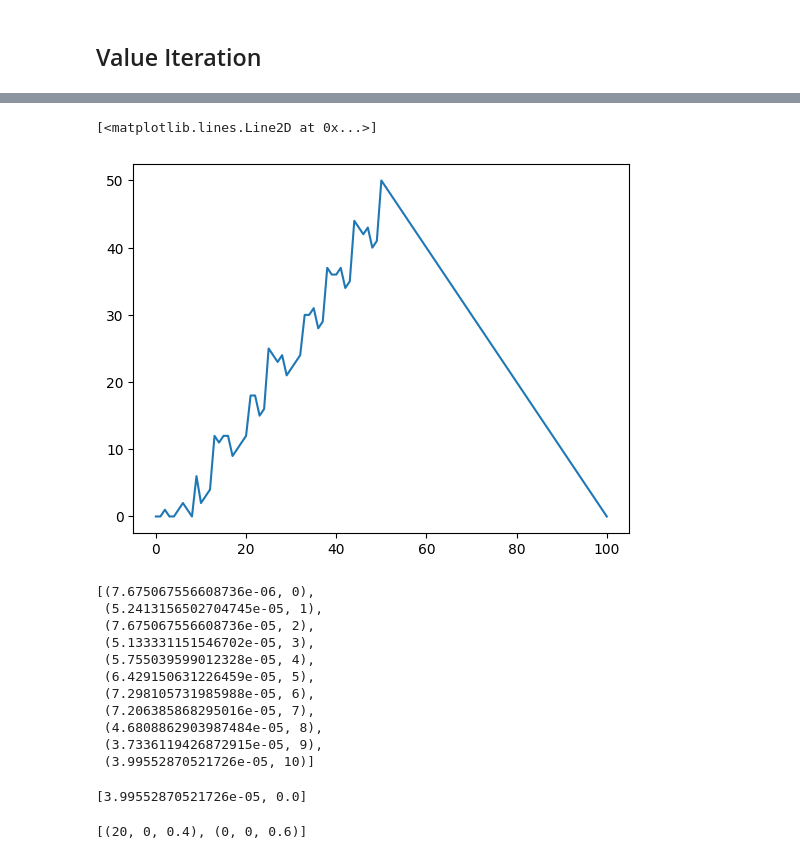
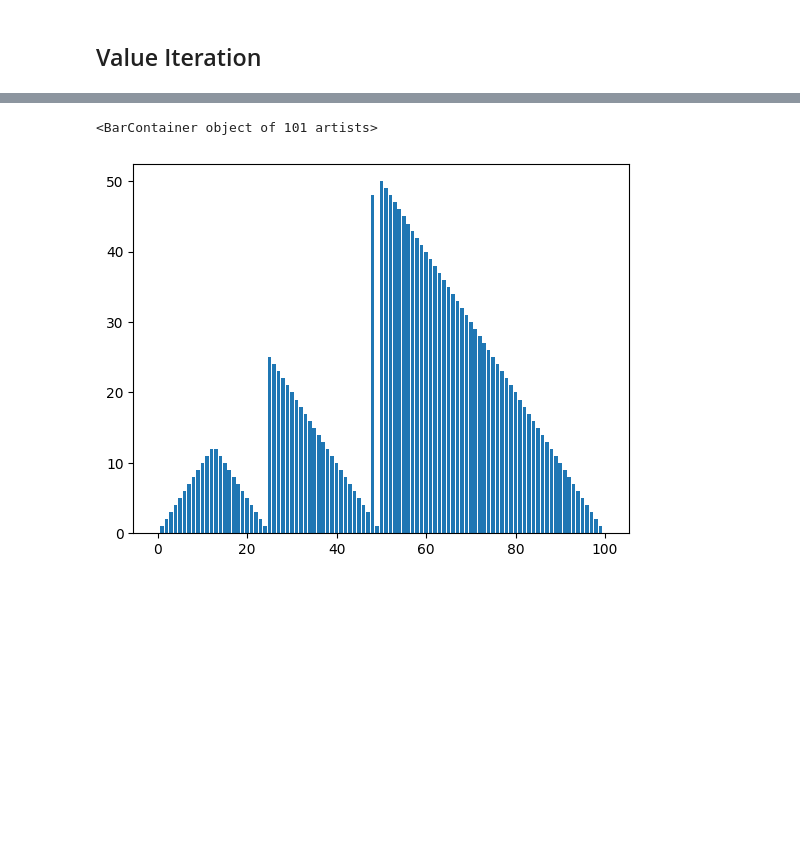
Before and after one commit to paderevski/reinforcement_learning, a Jupyter notebook: Gambler.ipynb, the cells around one changed output, grey strips where cells are left out. Cells and saved outputs as stored; diff of their text form; code cells hidden in the pictures; blank space fills up the shorter version.

```diff
--- a/Gambler.ipynb
+++ b/Gambler.ipynb
@@ -67 +70,10 @@ pi = [ max( [ (sum( [ y[2]*(y[1] + gamma * V[ y[0] ]) for y in weighted_children
+# %%
+pi = [0]*101
+for s in range(1,100):
+    state_actions = actions_from_state(s)
+    action_values = []
+    for a in state_actions:
+        action_values.append( (p_h*(reward(s+a)+gamma*V[s+a]) + (1-p_h)*(reward(s-a)+gamma*V[s-a]),a) )
+    best_action = max(action_values, key=lambda x:(x[0],-x[1]))[1]
+    pi[s] = best_action
 # %%
@@ -72,5 +83,0 @@ plt.plot(V)
-# %%
-plt.plot(pi)
-# %% [output]
-[<matplotlib.lines.Line2D at 0x...>]
-[figure, removed]
@@ -84,25 +84,5 @@ V[s] = max( [ (sum( [ y[2]*(y[1] + gamma * V[ y[0] ]) for y in weighted_children
-# %%
-[ (sum( [ y[2]*(y[1] + gamma * V[ y[0] ]) for y in weighted_children(s, a) if \
-                    weighted_children(s,a) is not None] ), a) \
-              for a in actions_from_state(s) ]
-# %% [output]
-[(7.675067556608736e-06, 0),
- (5.2413156502704745e-05, 1),
- (7.675067556608736e-05, 2),
- (5.133331151546702e-05, 3),
- (5.755039599012328e-05, 4),
- (6.429150631226459e-05, 5),
- (7.298105731985988e-05, 6),
- (7.206385868295016e-05, 7),
- (4.6808862903987484e-05, 8),
- (3.7336119426872915e-05, 9),
- (3.99552870521726e-05, 10)]
-# %%
-[ y[2]*(y[1] + gamma * V[ y[0] ]) for y in weighted_children(s, a) if \
-                    weighted_children(s,a) is not None]
-# %% [output]
-[3.99552870521726e-05, 0.0]
-# %%
-weighted_children(s, a)
-# %% [output]
-[(20, 0, 0.4), (0, 0, 0.6)]
+# %%
+plt.bar(range(len(pi)),pi)
+# %% [output]
+<BarContainer object of 101 artists>
+[figure, added]
```
Also changed, not shown: parts of 24 cells of this notebook, 1 other file.
